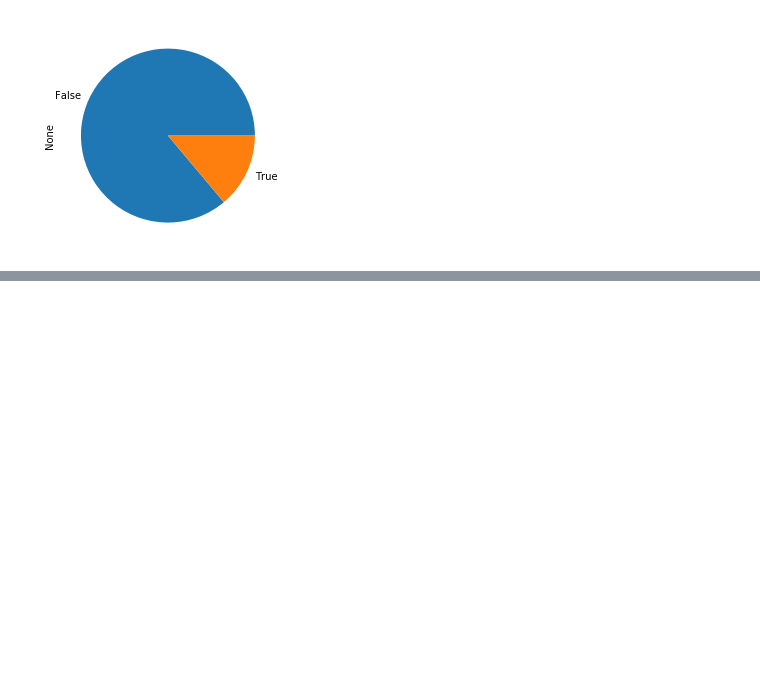
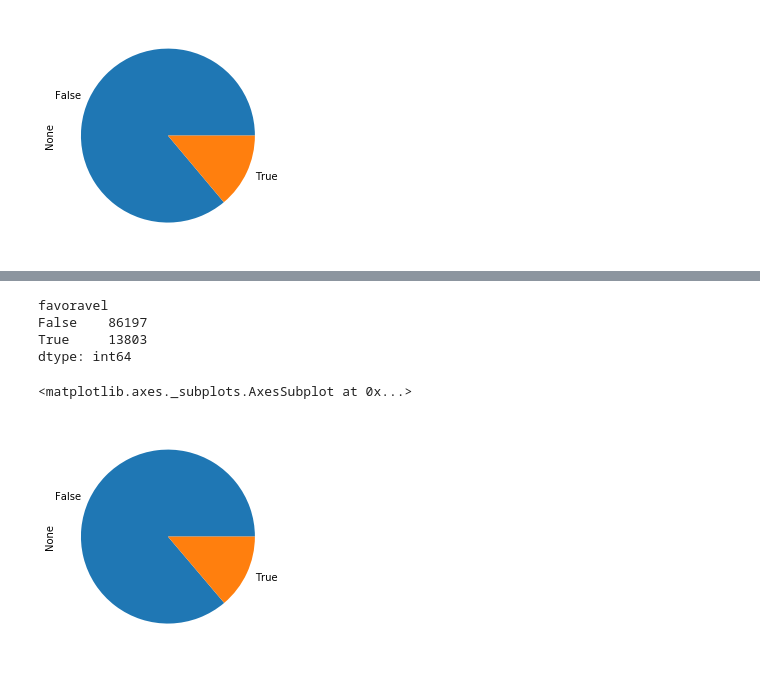
Before and after one commit to ettoreleandrotognoli/prova-assis-2016, a Jupyter notebook: Questão 39.ipynb, the cells around one changed output, grey strips where cells are left out. Cells and saved outputs as stored; diff of their text form; code cells hidden in the pictures; blank space fills up the shorter version.

```diff
--- a/Questão 39.ipynb
+++ b/Questão 39.ipynb
@@ -75,0 +87,11 @@ df[['favoravel']].groupby(['favoravel']).size().plot.pie(y='favoravel')
+# %%
+from random import randint
+def lancar_dados():
+    return randint(1,6), randint(1,6)
+
+total_de_lancamentos = 100000.0
+
+lancamentos = [ lancar_dados() for i in range(int(total_de_lancamentos))]
+
+df = pd.DataFrame.from_records(lancamentos, columns=('d1','d2',))
+df
@@ -75,0 +117,5 @@ df[['favoravel']].groupby(['favoravel']).size().plot.pie(y='favoravel')
+# %%
+resultados = list([ d1 + d2 for d1,d2 in lancamentos])
+favoraveis = list([ d1 + d2 == 8 for d1,d2 in lancamentos ])
+df = df.assign(soma=resultados, favoravel=favoraveis)
+df
@@ -75,0 +141,12 @@ df[['favoravel']].groupby(['favoravel']).size().plot.pie(y='favoravel')
+# %%
+df[['favoravel']].groupby(['favoravel']).size()
+# %% [output]
+favoravel
+False    86197
+True     13803
+dtype: int64
+# %%
+df[['favoravel']].groupby(['favoravel']).size().plot.pie(y='favoravel')
+# %% [output]
+<matplotlib.axes._subplots.AxesSubplot at 0x...>
+[figure, added]
```
Also changed, not shown: parts of 5 cells of this notebook.
